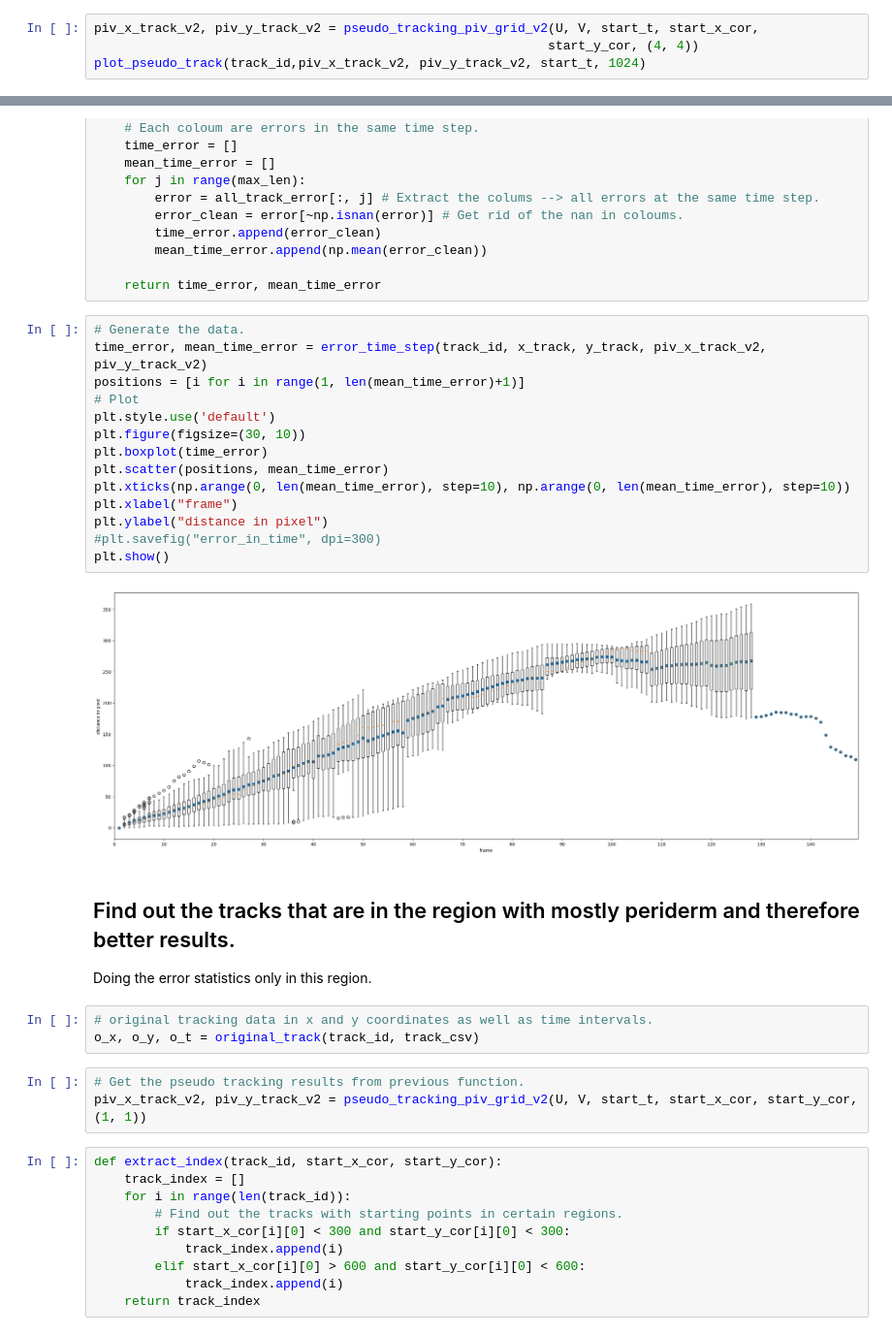
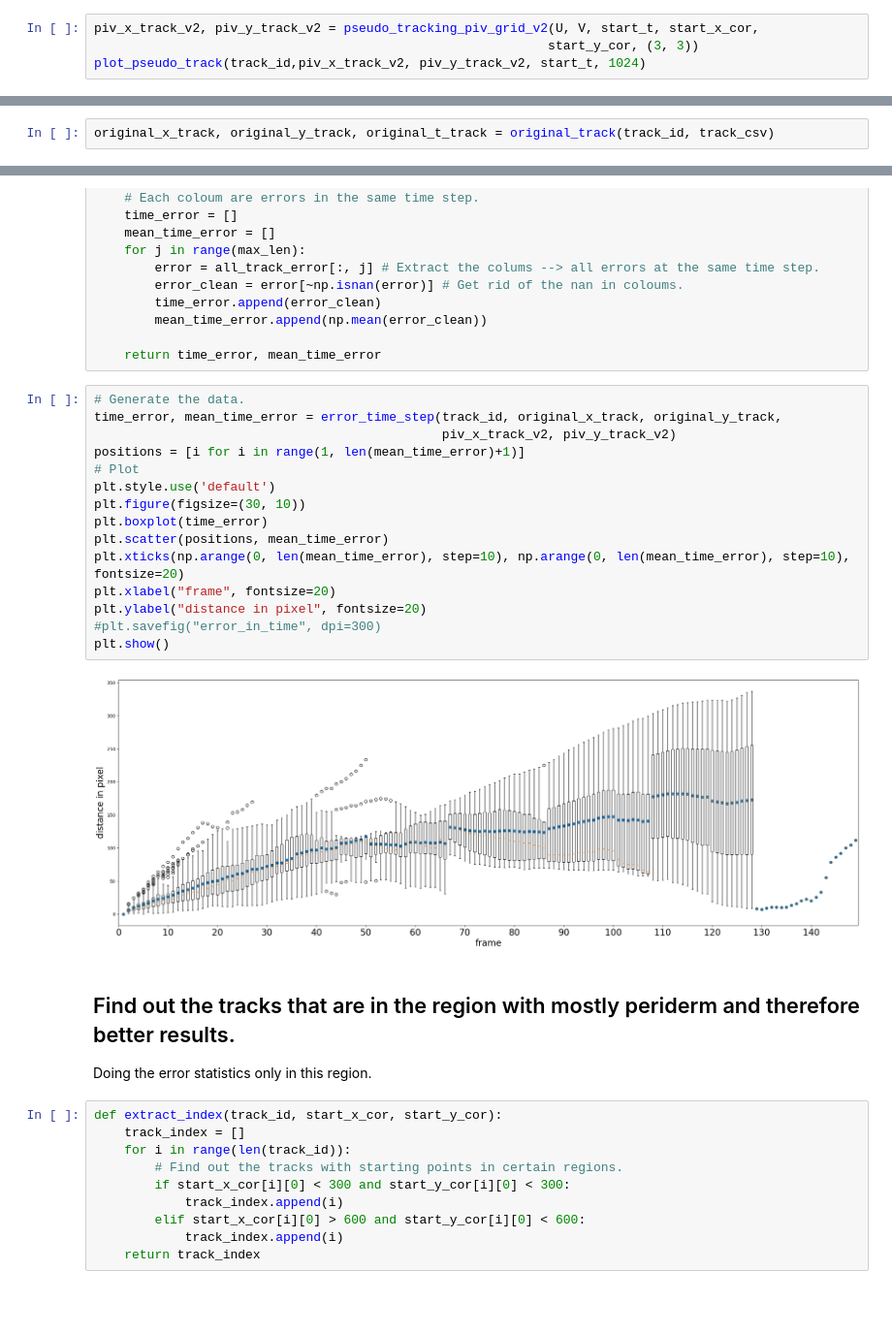
Before and after one commit to rzhou-space/PIV_analysis_headon_data, a Jupyter notebook: Tracking_Py.ipynb, the cells around one changed output, grey strips where cells are left out. Shown at 97% size. Saved outputs shown, nothing was run; the diff lists cells and outputs as text; blank space fills up the shorter version.

```diff
--- a/Tracking_Py.ipynb
+++ b/Tracking_Py.ipynb
@@ -218,6 +225,6 @@ def plot_pseudo_track(track_id, x_track, y_track, t_track, fig_size):
 # plot_pseudo_track(track_id, all_x_track, all_y_track, start_t, 1024)
 # %%
 piv_x_track_v2, piv_y_track_v2 = pseudo_tracking_piv_grid_v2(U, V, start_t, start_x_cor,
-                                                            start_y_cor, (4, 4))
+                                                            start_y_cor, (3, 3))
 plot_pseudo_track(track_id,piv_x_track_v2, piv_y_track_v2, start_t, 1024)
 # %% [output]
@@ -242,6 +249,8 @@ def original_track(track_id, track_csv):
         original_y_track.append(o_y)
         original_t_track.append(o_t)
     return original_x_track, original_y_track, original_t_track
+# %%
+original_x_track, original_y_track, original_t_track = original_track(track_id, track_csv)
 # %% [markdown]
 ### Statistics of error
 # %%
@@ -302,29 +311,24 @@ def error_time_step(track_id, original_x, original_y, piv_x, piv_y):
     return time_error, mean_time_error
 # %%
 # Generate the data.
-time_error, mean_time_error = error_time_step(track_id, x_track, y_track, piv_x_track_v2, piv_y_track_v2)
+time_error, mean_time_error = error_time_step(track_id, original_x_track, original_y_track,
+                                              piv_x_track_v2, piv_y_track_v2)
 positions = [i for i in range(1, len(mean_time_error)+1)]
 # Plot
 plt.style.use('default')
 plt.figure(figsize=(30, 10))
 plt.boxplot(time_error)
 plt.scatter(positions, mean_time_error)
-plt.xticks(np.arange(0, len(mean_time_error), step=10), np.arange(0, len(mean_time_error), step=10))
-plt.xlabel("frame")
-plt.ylabel("distance in pixel")
+plt.xticks(np.arange(0, len(mean_time_error), step=10), np.arange(0, len(mean_time_error), step=10), fontsize=20)
+plt.xlabel("frame", fontsize=20)
+plt.ylabel("distance in pixel", fontsize=20)
 #plt.savefig("error_in_time", dpi=300)
 plt.show()
 # %% [output]
-[figure, old version]
+[figure, new version]
 # %% [markdown]
 ## Find out the tracks that are in the region with mostly periderm and therefore better results.
 Doing the error statistics only in this region.
-# %%
-# original tracking data in x and y coordinates as well as time intervals.
-o_x, o_y, o_t = original_track(track_id, track_csv)
-# %%
-# Get the pseudo tracking results from previous function.
-piv_x_track_v2, piv_y_track_v2 = pseudo_tracking_piv_grid_v2(U, V, start_t, start_x_cor, start_y_cor, (1, 1))
 # %%
 def extract_index(track_id, start_x_cor, start_y_cor):
     track_index = []
```
Also changed, not shown: parts of 12 cells of this notebook.
